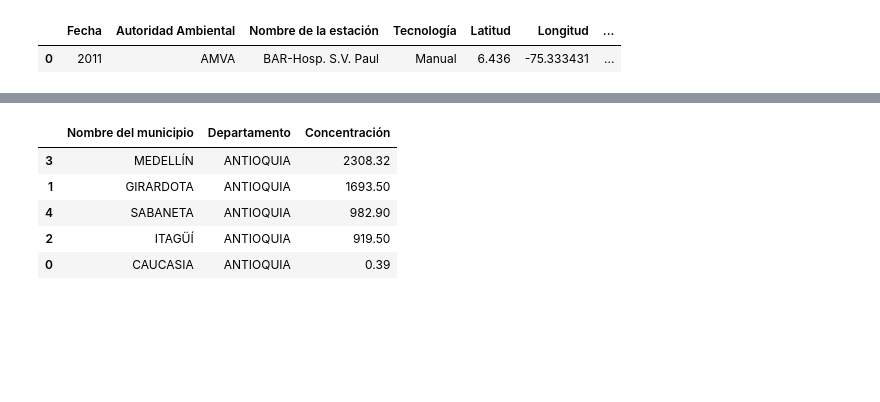
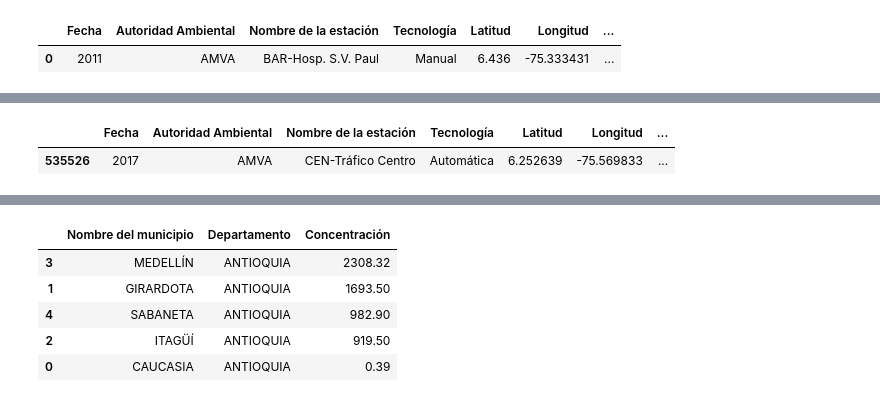
Before and after one commit to stijopa/Tesis, a Jupyter notebook: EDA_T_Sensores.ipynb, the cells around one changed output, grey strips where cells are left out. Cells and saved outputs as stored; diff of their text form; code cells hidden in the pictures; blank space fills up the shorter version.

```diff
--- a/EDA_T_Sensores.ipynb
+++ b/EDA_T_Sensores.ipynb
@@ -434,0 +431,7 @@ df_Calidad_Aire_indicador = df_Calidad_Aire_2017[df_Calidad_Aire_2017['Variable'
+# %%
+df_Calidad_Aire_indicador = df_Calidad_Aire_indicador[df_Calidad_Aire_indicador['Concentración'] != 0]
+#df_Calidad_Aire_indicador.shape ## (2692, 16)
+df_Calidad_Aire_indicador.head(1)
+# %% [output]
+|  | Fecha | Autoridad Ambiental | Nombre de la estación | Tecnología | Latitud | Longitud | ... |
+| 535526 | 2017 | AMVA | CEN-Tráfico Centro | Automática | 6.252639 | -75.569833 | ... |
```
Also changed, not shown: parts of 6 cells of this notebook.
